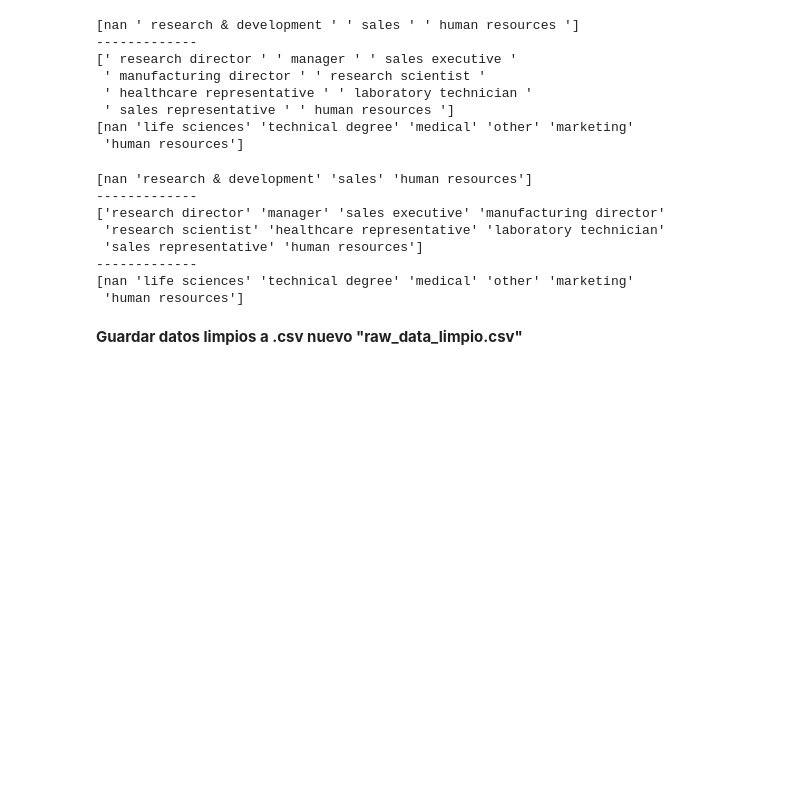
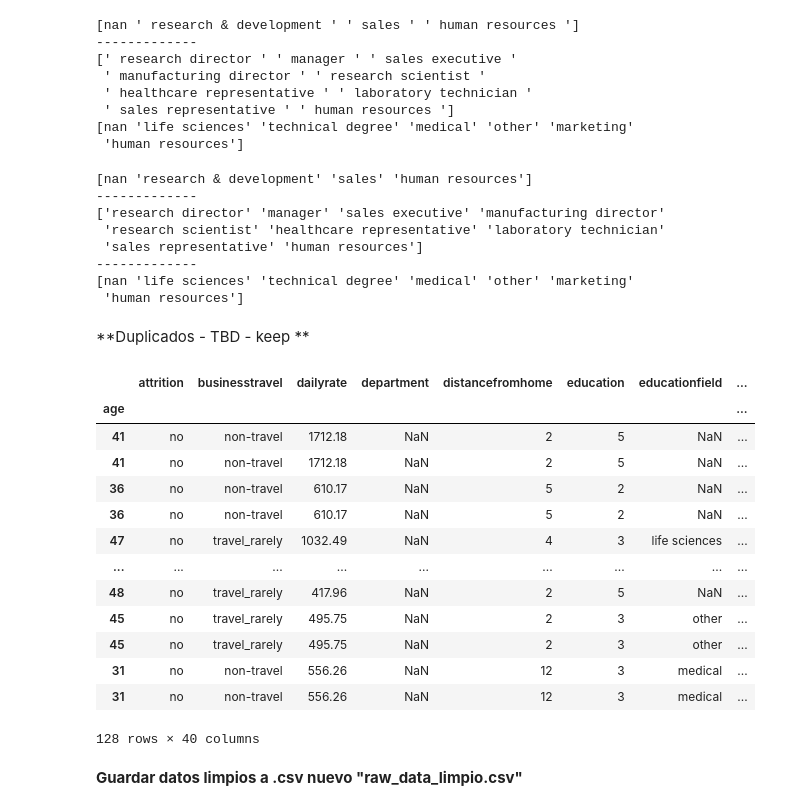
Before and after one commit to omniaunusest/VIZ-analytics-4-employee-data-talent-insights, a Jupyter notebook: Análisis_y_transformación_datos/Transformación_1.0.ipynb, the cells around one changed output. Cells and saved outputs as stored; diff of their text form; code cells hidden in the pictures; blank space fills up the shorter version.

```diff
--- a/Análisis_y_transformación_datos/Transformación_1.0.ipynb
+++ b/Análisis_y_transformación_datos/Transformación_1.0.ipynb
@@ -6,5 +24,5 @@ pd.set_option('display.max_columns', None) # para poder visualizar todas las col
 # %%
-df = pd.read_csv("raw_data.csv", index_col= 0) ## de cara a la exportación para no duplicar el index fantasma
+df = pd.read_csv("raw_data_limpio.csv", index_col= 0) ## de cara a la exportación para no duplicar el index fantasma
 # %% [markdown]
 **Transformamos: quitamos $ y cambiamos "," por "."**
 # %%
@@ -181,6 +199,32 @@ print(df['educationfield'].unique())
 -------------
 [nan 'life sciences' 'technical degree' 'medical' 'other' 'marketing'
  'human resources']
+# %% [markdown]
+**Duplicados - TBD - keep **
+# %%
+# Obtener todos los duplicados, incluyendo los originales
+duplicados = df[df.duplicated(subset='employeenumber', keep=False)]
+
+# Ordenar ascendentemente por employeenumber
+duplicados = duplicados.sort_values(by='employeenumber')
+
+# Mostrar el resultado
+display(duplicados)
+# %% [output]
+|  | attrition | businesstravel | dailyrate | department | distancefromhome | education | educationfield | ... |
+| age |  |  |  |  |  |  |  | ... |
+| 41 | no | non-travel | 1712.18 | NaN | 2 | 5 | NaN | ... |
+| 41 | no | non-travel | 1712.18 | NaN | 2 | 5 | NaN | ... |
+| 36 | no | non-travel | 610.17 | NaN | 5 | 2 | NaN | ... |
+| 36 | no | non-travel | 610.17 | NaN | 5 | 2 | NaN | ... |
+| 47 | no | travel_rarely | 1032.49 | NaN | 4 | 3 | life sciences | ... |
+| ... | ... | ... | ... | ... | ... | ... | ... | ... |
+| 48 | no | travel_rarely | 417.96 | NaN | 2 | 5 | NaN | ... |
+| 45 | no | travel_rarely | 495.75 | NaN | 2 | 3 | other | ... |
+| 45 | no | travel_rarely | 495.75 | NaN | 2 | 3 | other | ... |
+| 31 | no | non-travel | 556.26 | NaN | 12 | 3 | medical | ... |
+| 31 | no | non-travel | 556.26 | NaN | 12 | 3 | medical | ... |
+128 rows × 40 columns
 # %% [markdown]
 **Guardar datos limpios a .csv nuevo "raw_data_limpio.csv"**
 # %%
```
Also changed, not shown: parts of 1 cell of this notebook, 1 other file.
